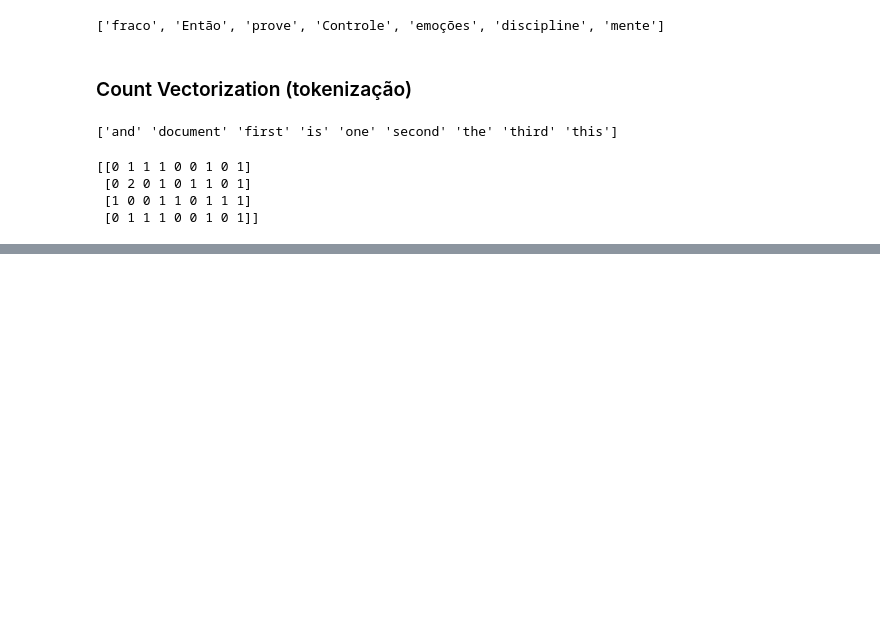
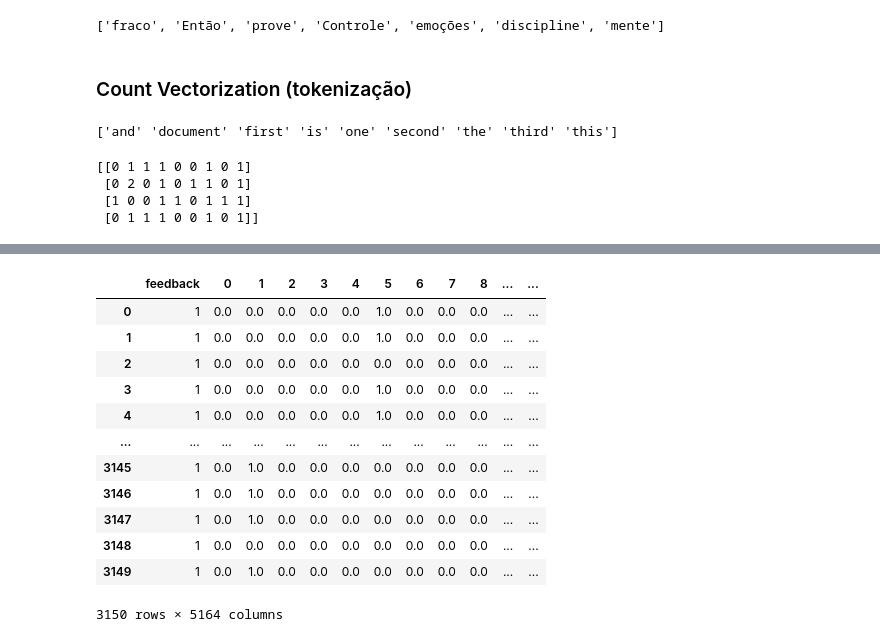
Before and after one commit to Vinicius-Luiz/ciencia_dados_para_empresas, a Jupyter notebook: DEPT RELACOES PUBLICAS/Depto_Relacoes_Publicas.ipynb, the cells around one changed output, grey strips where cells are left out. Drawn from its saved outputs; the diff is of its cells as text; code cells hidden in the pictures; blank space fills up the shorter version.

```diff
--- a/DEPT RELACOES PUBLICAS/Depto_Relacoes_Publicas.ipynb
+++ b/DEPT RELACOES PUBLICAS/Depto_Relacoes_Publicas.ipynb
@@ -319,0 +322,15 @@ print(X.toarray())
+# %%
+def message_cleaning(message):
+  text = [chr for chr in message if chr not in punctuation]
+  text = ''.join(text)
+  text = [word for word in text.split() if word.lower() not in stopwords.words('english')]
+  ## my pre-processing - Removendo textos que contém somente números
+  new_text = list()
+  for word in text:
+    try:
+      int(word)
+    except:
+      new_text.append(word)
+  ## my pre-processing - Removendo textos que contém somente números
+
+  return new_text
@@ -319,0 +345,5 @@ print(X.toarray())
+# %%
+# Ao colocar o analyzer = Fn() de limpeza do textos, ele primeiro realiza essa limpeza dos textos antes de convertê-los em matriz
+# Com isso, o comando "reviews_df_clean = reviews_df['verified_reviews'].apply(message_cleaning)" não é necessário
+vectorizer = CountVectorizer(analyzer = message_cleaning)
+reviews_count_vectorizer = vectorizer.fit_transform(reviews_df['verified_reviews'])
@@ -319,0 +385,20 @@ print(X.toarray())
+# %%
+# Concatenar vectorizer com dataset original
+reviews_df.drop(['verified_reviews'], axis = 1, inplace = True) # Axis = 1 remove a coluna
+reviews = pd.DataFrame(reviews_count_vectorizer.toarray())
+reviews_df = pd.concat([reviews_df, reviews], axis = 1)
+reviews_df
+# %% [output]
+|  | feedback | 0 | 1 | 2 | 3 | 4 | 5 | 6 | 7 | 8 | ... | ... |
+| 0 | 1 | 0.0 | 0.0 | 0.0 | 0.0 | 0.0 | 1.0 | 0.0 | 0.0 | 0.0 | ... | ... |
+| 1 | 1 | 0.0 | 0.0 | 0.0 | 0.0 | 0.0 | 1.0 | 0.0 | 0.0 | 0.0 | ... | ... |
+| 2 | 1 | 0.0 | 0.0 | 0.0 | 0.0 | 0.0 | 0.0 | 0.0 | 0.0 | 0.0 | ... | ... |
+| 3 | 1 | 0.0 | 0.0 | 0.0 | 0.0 | 0.0 | 1.0 | 0.0 | 0.0 | 0.0 | ... | ... |
+| 4 | 1 | 0.0 | 0.0 | 0.0 | 0.0 | 0.0 | 1.0 | 0.0 | 0.0 | 0.0 | ... | ... |
+| ... | ... | ... | ... | ... | ... | ... | ... | ... | ... | ... | ... | ... |
+| 3145 | 1 | 0.0 | 1.0 | 0.0 | 0.0 | 0.0 | 0.0 | 0.0 | 0.0 | 0.0 | ... | ... |
+| 3146 | 1 | 0.0 | 1.0 | 0.0 | 0.0 | 0.0 | 0.0 | 0.0 | 0.0 | 0.0 | ... | ... |
+| 3147 | 1 | 0.0 | 1.0 | 0.0 | 0.0 | 0.0 | 0.0 | 0.0 | 0.0 | 0.0 | ... | ... |
+| 3148 | 1 | 0.0 | 0.0 | 0.0 | 0.0 | 0.0 | 0.0 | 0.0 | 0.0 | 0.0 | ... | ... |
+| 3149 | 1 | 0.0 | 1.0 | 0.0 | 0.0 | 0.0 | 0.0 | 0.0 | 0.0 | 0.0 | ... | ... |
+3150 rows × 5164 columns
```
Also changed, not shown: parts of 42 cells of this notebook.
